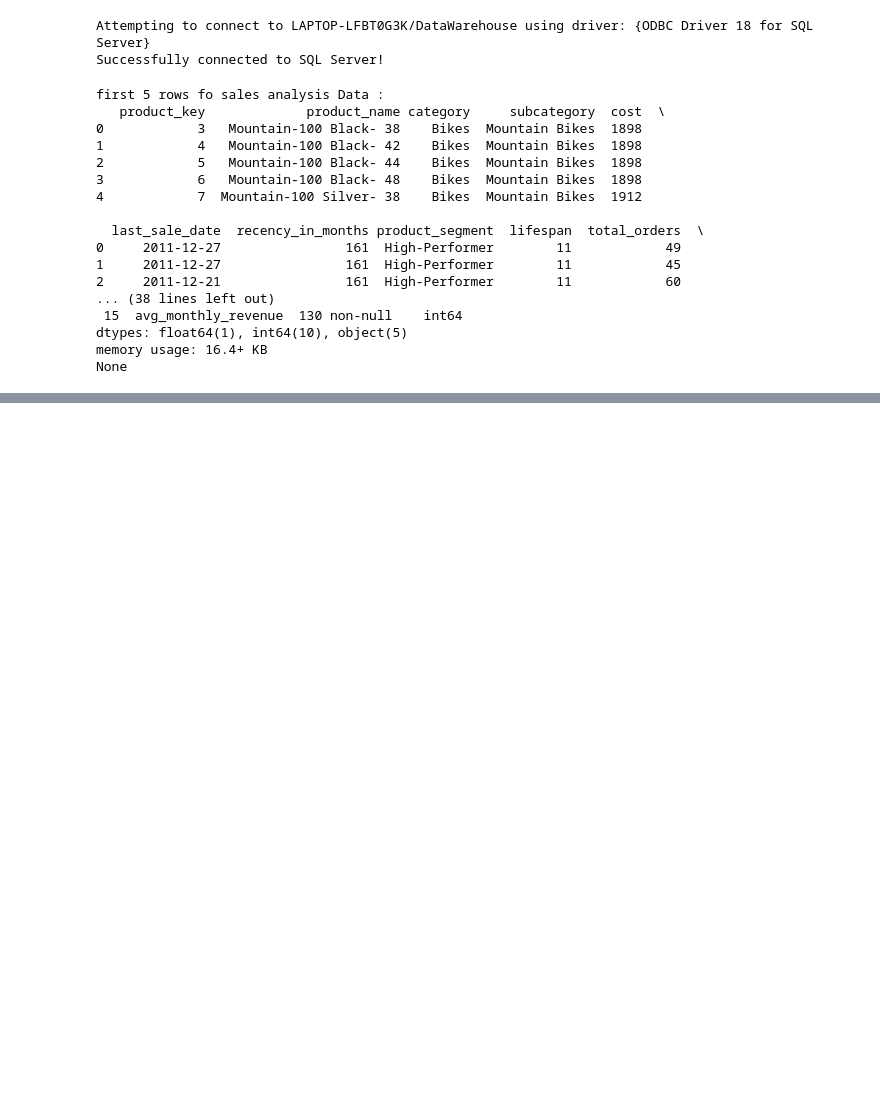
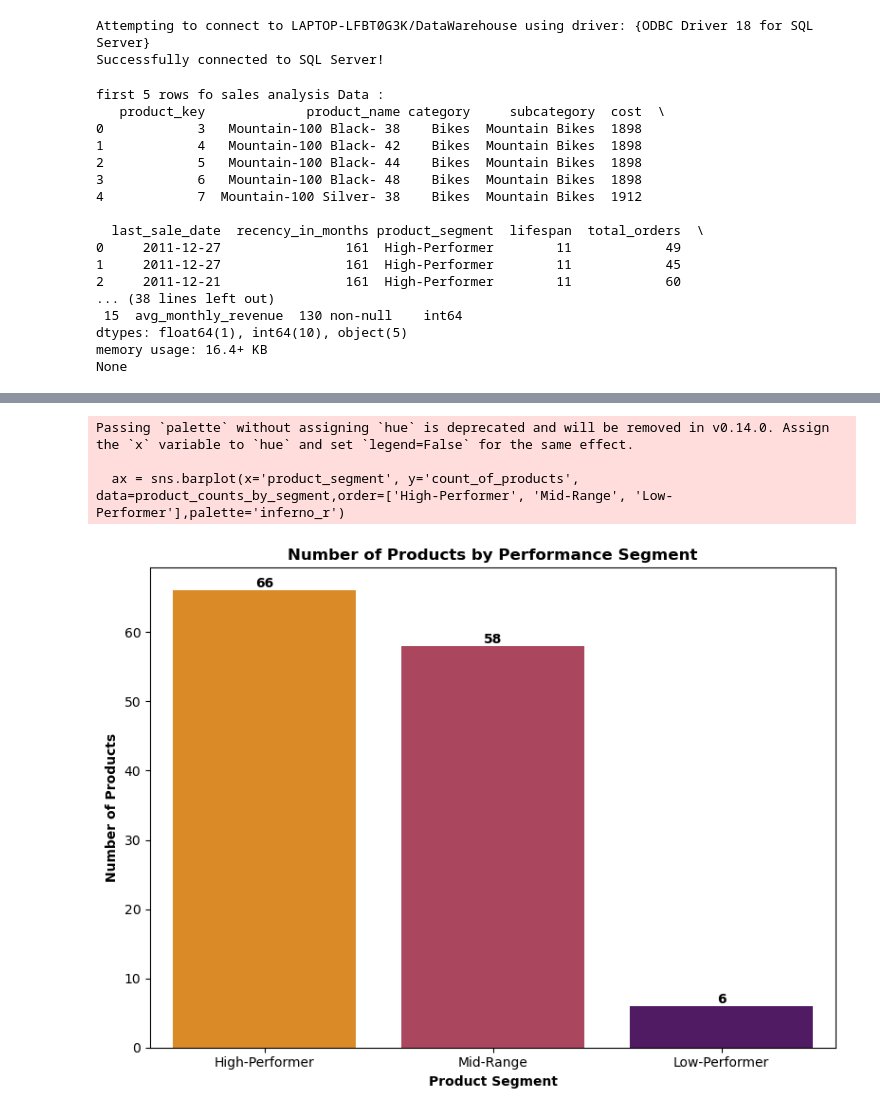
Before and after one commit to AyushRawat-ghost/Data-Science-And-Engineering, a Jupyter notebook: Data Warehouse and its Anlytics/Visualization/Scripts/product_report.ipynb, the cells around one changed output, grey strips where cells are left out. Cells and saved outputs as stored; diff of their text form; code cells hidden in the pictures; blank space fills up the shorter version.

```diff
--- a/Data Warehouse and its Anlytics/Visualization/Scripts/product_report.ipynb
+++ b/Data Warehouse and its Anlytics/Visualization/Scripts/product_report.ipynb
@@ -142,0 +176,22 @@ None
+# %%
+plt.figure(figsize=(8, 6))
+product_counts_by_segment = df_product_report['product_segment'].value_counts().reset_index()
+product_counts_by_segment.columns = ['product_segment', 'count_of_products']
+
+# Plotting the bar chart
+ax = sns.barplot(x='product_segment', y='count_of_products', data=product_counts_by_segment,order=['High-Performer', 'Mid-Range', 'Low-Performer'],palette='inferno_r')
+
+plt.title('Number of Products by Performance Segment',fontweight='bold')
+plt.xlabel('Product Segment',fontweight='bold')
+plt.ylabel('Number of Products',fontweight='bold')
+
+for bar in ax.patches:
+    ax.text(bar.get_x() + bar.get_width() / 2,bar.get_height(),f'{int(bar.get_height())}',ha='center', va='bottom',fontsize=10, color='black',fontweight='bold')
+
+plt.tight_layout()
+plt.show()
+# %% [output]
+Passing `palette` without assigning `hue` is deprecated and will be removed in v0.14.0. Assign the `x` variable to `hue` and set `legend=False` for the same effect.
+
+  ax = sns.barplot(x='product_segment', y='count_of_products', data=product_counts_by_segment,order=['High-Performer', 'Mid-Range', 'Low-Performer'],palette='inferno_r')
+[figure, added]
```
Also changed, not shown: parts of 5 cells of this notebook, 24 other files.
